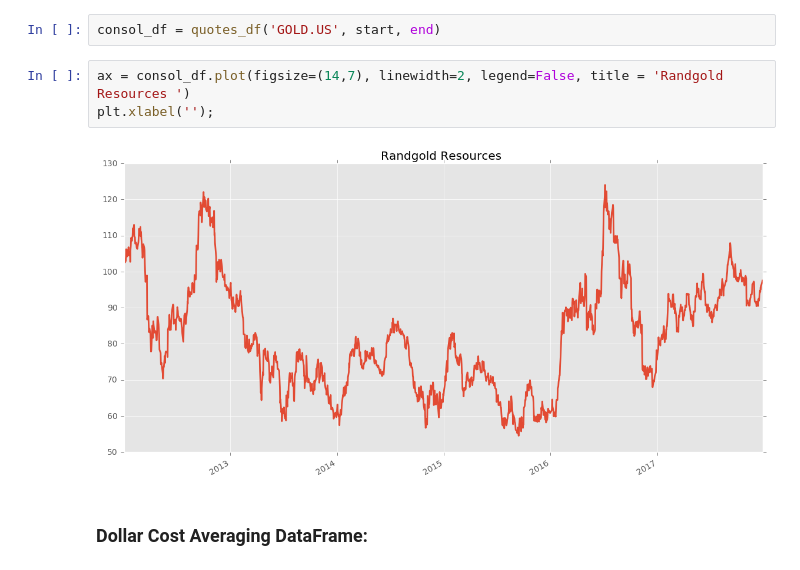
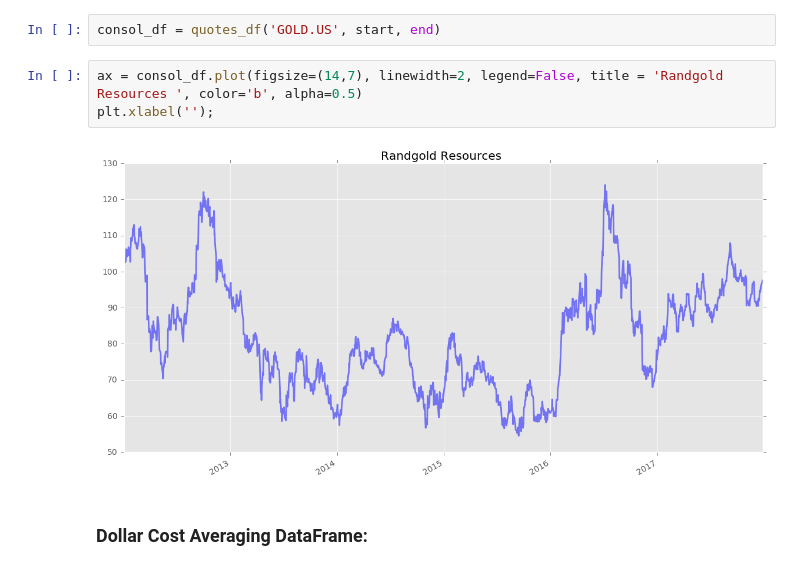
Before and after one commit to BuzuGit/Dollar-Cost-Averaging-vs-Value-Averaging-Analysis, a Jupyter notebook: Value Averaging Analysis.ipynb, the cells around one changed output. Drawn from its saved outputs; the diff is of its cells as text.

```diff
--- a/Value Averaging Analysis.ipynb
+++ b/Value Averaging Analysis.ipynb
@@ -345,10 +345,10 @@ As visible in the plot below it's hard to point out the prevailing bull or bear
 # %%
 consol_df = quotes_df('GOLD.US', start, end)
 # %%
-ax = consol_df.plot(figsize=(14,7), linewidth=2, legend=False, title = 'Randgold Resources ')
+ax = consol_df.plot(figsize=(14,7), linewidth=2, legend=False, title = 'Randgold Resources ', color='b', alpha=0.5)
 plt.xlabel('');
 # %% [output]
-[figure, old version]
+[figure, new version]
 # %% [markdown]
 ### Dollar Cost Averaging DataFrame:
 # %%
```
Also changed, not shown: parts of 1 cell of this notebook.
